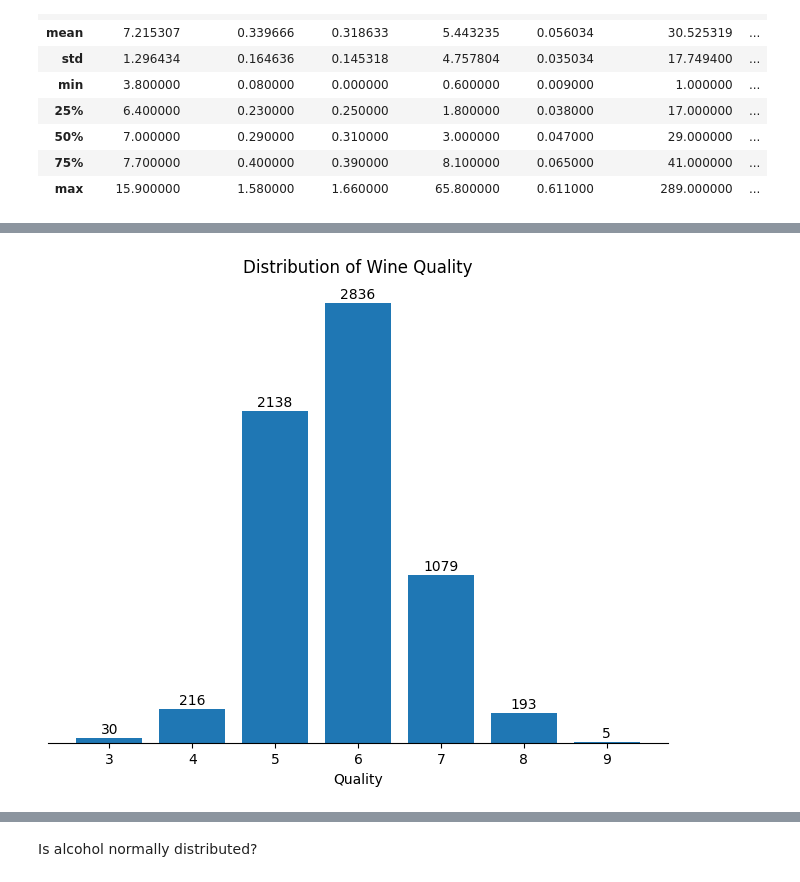
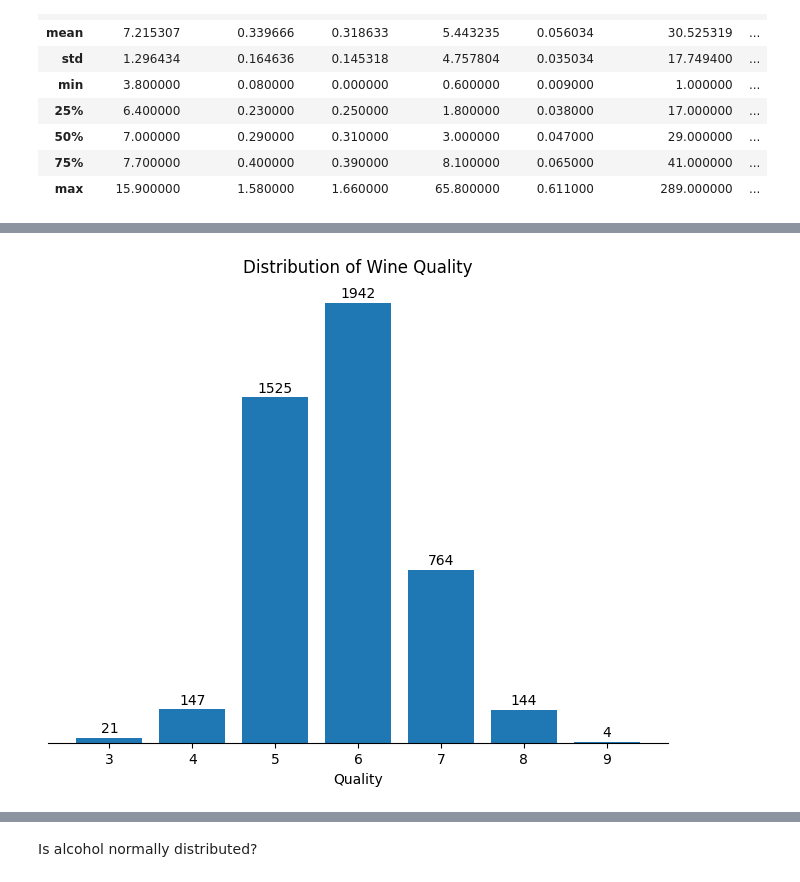
Before and after one commit to Clustering-Project/wine_quality_project, a Jupyter notebook: John/explore.ipynb, the cells around one changed output, grey strips where cells are left out. Cells and saved outputs as stored; diff of their text form; code cells hidden in the pictures.

Commit message:
Explore Alcohol statistical test

```diff
--- a/John/explore.ipynb
+++ b/John/explore.ipynb
@@ -98,0 +105,2 @@ df.describe()
+# %%
+train, val, test = wrangle_wine()
@@ -99,28 +116,28 @@ df.describe()
 # %%
-quality_counts = df['quality'].value_counts().sort_index()
+quality_counts = train['quality'].value_counts().sort_index()
 
 plt.figure(figsize=(8, 6))
 ax = plt.bar(quality_counts.index, quality_counts.values)
 
 # Add value counts on top of each bar
 for i, v in enumerate(quality_counts.values):
     plt.text(quality_counts.index[i], v + 10, str(v), ha='center', va='bottom')
 
 
 # Removing the y-axis
 plt.gca().get_yaxis().set_visible(False)
 
 # Removing left, right, and top lines of the current axes
 plt.gca().spines['left'].set_visible(False)
 plt.gca().spines['right'].set_visible(False)
 plt.gca().spines['top'].set_visible(False)
 
 plt.xlabel('Quality')
 plt.title('Distribution of Wine Quality')
 plt.xticks(quality_counts.index)
 plt.show()
 # %% [output]
-[figure, old version]
+[figure, new version]
 # %%
 # Define the bin edges and labels
 bin_edges = [8, 9, 10, 11, 12, 14]
```
Also changed, not shown: parts of 14 cells of this notebook, 1 other file.
